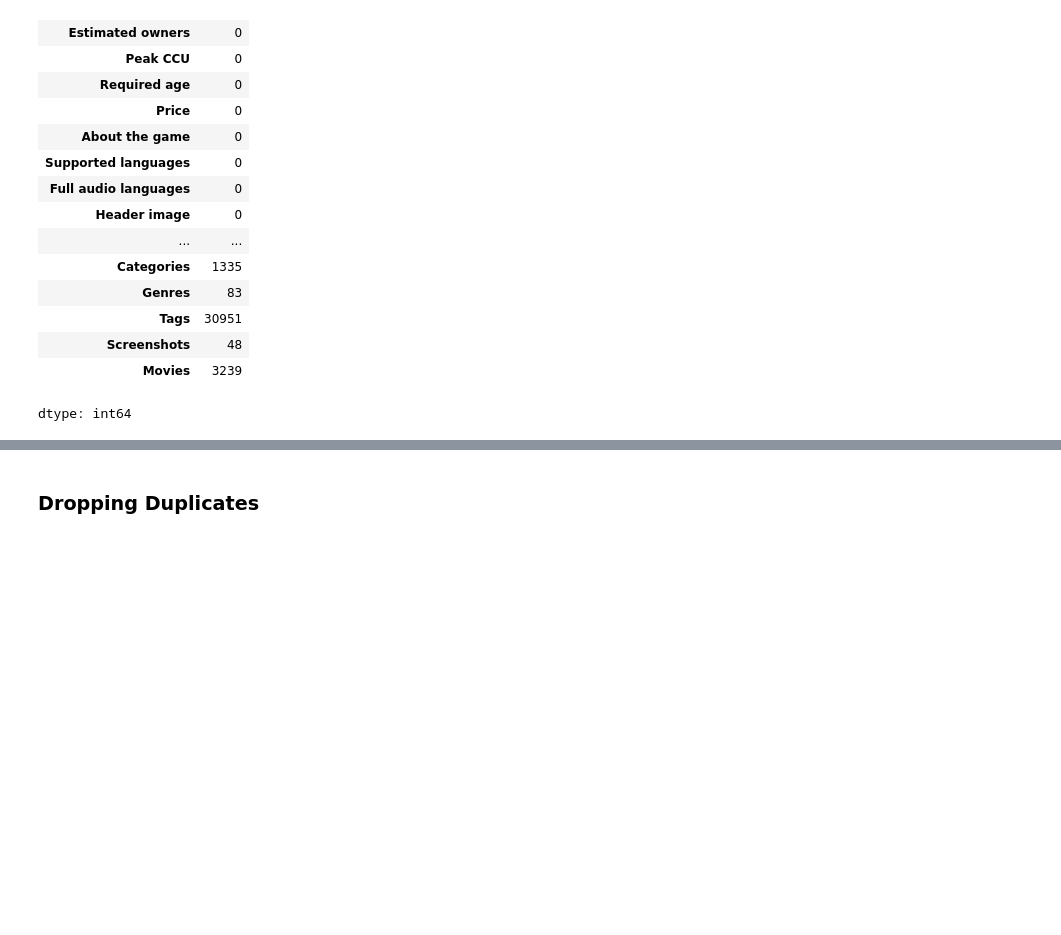
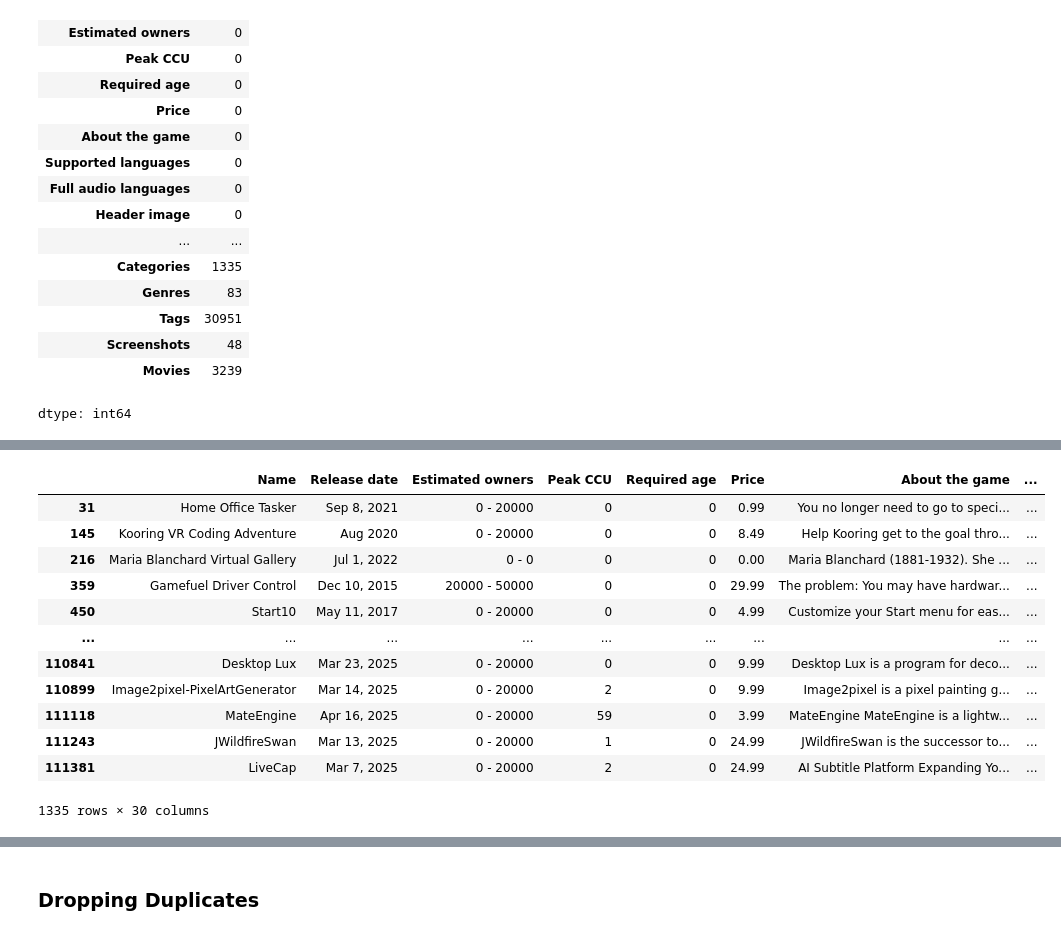
Before and after one commit to Bayhaqieee/Reccomendation_System_SteamGame, a Jupyter notebook: Reccommendation_System_Game_CF.ipynb, the cells around one changed output, grey strips where cells are left out. Cells and saved outputs as stored; diff of their text form; code cells hidden in the pictures; blank space fills up the shorter version.

```diff
--- a/Reccommendation_System_Game_CF.ipynb
+++ b/Reccommendation_System_Game_CF.ipynb
@@ -377,0 +368,16 @@ preparation.sort_values('placeID')
+# %%
+display(df[df['Categories'].isnull()])
+# %% [output]
+|  | Name | Release date | Estimated owners | Peak CCU | Required age | Price | About the game | ... |
+| 31 | Home Office Tasker | Sep 8, 2021 | 0 - 20000 | 0 | 0 | 0.99 | You no longer need to go to speci... | ... |
+| 145 | Kooring VR Coding Adventure | Aug 2020 | 0 - 20000 | 0 | 0 | 8.49 | Help Kooring get to the goal thro... | ... |
+| 216 | Maria Blanchard Virtual Gallery | Jul 1, 2022 | 0 - 0 | 0 | 0 | 0.00 | Maria Blanchard (1881-1932). She ... | ... |
+| 359 | Gamefuel Driver Control | Dec 10, 2015 | 20000 - 50000 | 0 | 0 | 29.99 | The problem: You may have hardwar... | ... |
+| 450 | Start10 | May 11, 2017 | 0 - 20000 | 0 | 0 | 4.99 | Customize your Start menu for eas... | ... |
+| ... | ... | ... | ... | ... | ... | ... | ... | ... |
+| 110841 | Desktop Lux | Mar 23, 2025 | 0 - 20000 | 0 | 0 | 9.99 | Desktop Lux is a program for deco... | ... |
+| 110899 | Image2pixel-PixelArtGenerator | Mar 14, 2025 | 0 - 20000 | 2 | 0 | 9.99 | Image2pixel is a pixel painting g... | ... |
+| 111118 | MateEngine | Apr 16, 2025 | 0 - 20000 | 59 | 0 | 3.99 | MateEngine MateEngine is a lightw... | ... |
+| 111243 | JWildfireSwan | Mar 13, 2025 | 0 - 20000 | 1 | 0 | 24.99 | JWildfireSwan is the successor to... | ... |
+| 111381 | LiveCap | Mar 7, 2025 | 0 - 20000 | 2 | 0 | 24.99 | AI Subtitle Platform Expanding Yo... | ... |
+1335 rows × 30 columns
```
Also changed, not shown: parts of 30 cells of this notebook.
